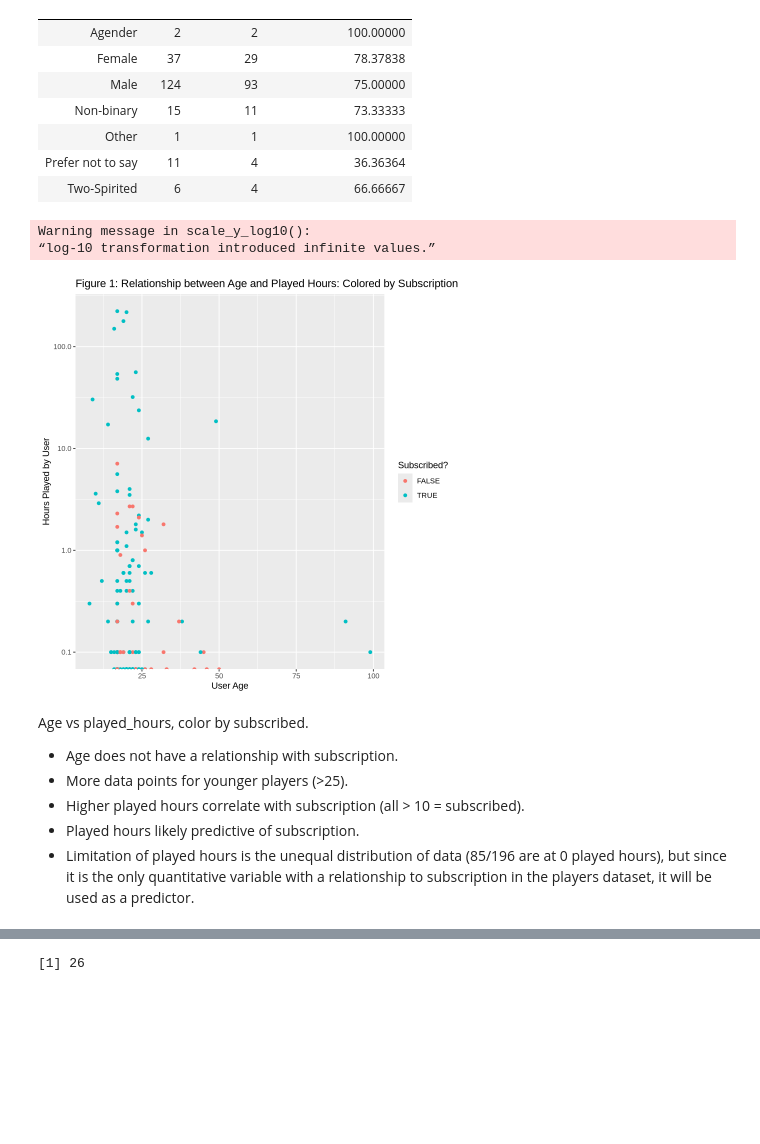
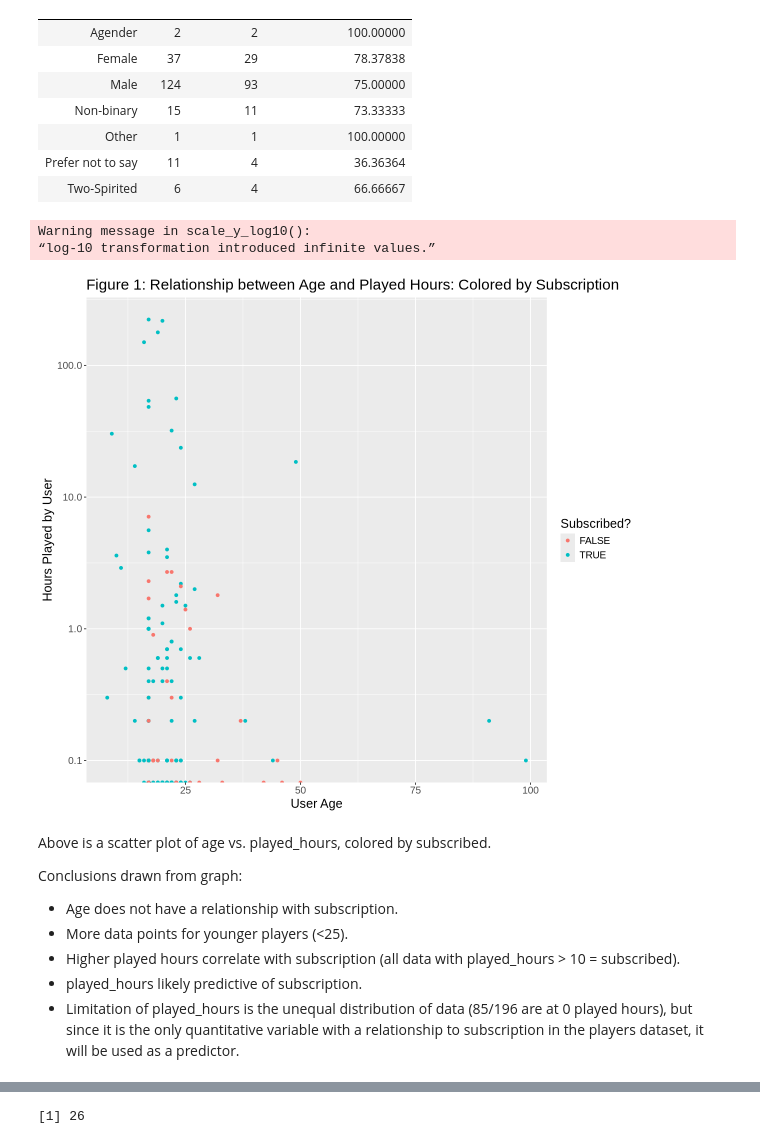
Before and after one commit to sabineelsaadany/Final_Project, a Jupyter notebook: Group_23_Final_Project.ipynb, the cells around one changed output, grey strips where cells are left out. Drawn from its saved outputs; the diff is of its cells as text; code cells hidden in the pictures; blank space fills up the shorter version.

Commit message:
Adjusted title, added group members' names, adjusted graph size + text and edited some of the writeup.

```diff
--- a/Group_23_Final_Project.ipynb
+++ b/Group_23_Final_Project.ipynb
@@ -174,23 +176,26 @@ A tibble: 7 × 4
 | Prefer not to say | 11 | 4 | 36.36364 |
 | Two-Spirited | 6 | 4 | 66.66667 |
 # %%
+options(repr.plot.width = 10, repr.plot.height = 9)
 age_vs_played_hours <- players|>ggplot(aes(x=age, y=played_hours, color=subscribe))+
 geom_point() +
 scale_y_log10() +
 labs(x="User Age", y="Hours Played by User", color="Subscribed?")+
-ggtitle("Figure 1: Relationship between Age and Played Hours: Colored by Subscription")
+ggtitle("Figure 1: Relationship between Age and Played Hours: Colored by Subscription") +
+theme(text = element_text(size = 15))
 
 age_vs_played_hours
 # %% [output]
 Warning message in scale_y_log10():
 “log-10 transformation introduced infinite values.”
-[figure, old version]
+[figure, new version]
 # %% [markdown]
-Age vs played_hours, color by subscribed.
+Above is a scatter plot of age vs. played_hours, colored by subscribed.
 
+Conclusions drawn from graph:
 - Age does not have a relationship with subscription.
-- More data points for younger players (>25).
-- Higher played hours correlate with subscription (all > 10 = subscribed).
-- Played hours likely predictive of subscription.
-- Limitation of played hours is the unequal distribution of data (85/196 are at 0 played hours), but since it is the only quantitative variable with a relationship to subscription in the players dataset, it will be used as a predictor.
+- More data points for younger players (<25).
+- Higher played hours correlate with subscription (all data with played_hours > 10 = subscribed).
+- played_hours likely predictive of subscription.
+- Limitation of played_hours is the unequal distribution of data (85/196 are at 0 played hours), but since it is the only quantitative variable with a relationship to subscription in the players dataset, it will be used as a predictor.
 # %%
```
Also changed, not shown: parts of 8 cells of this notebook.
